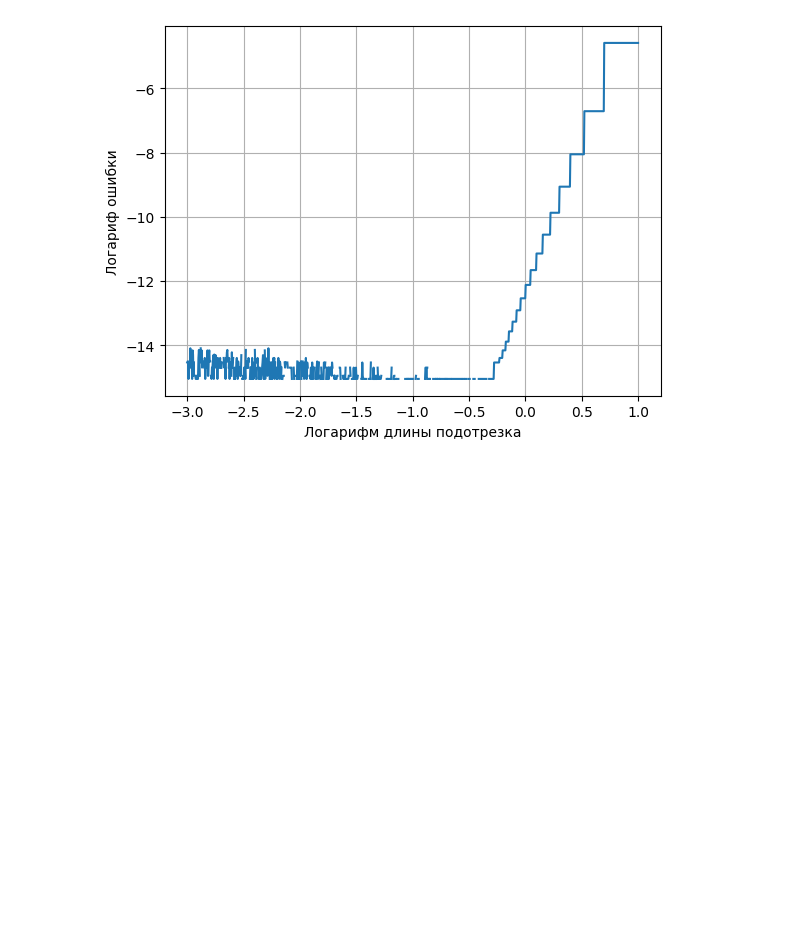
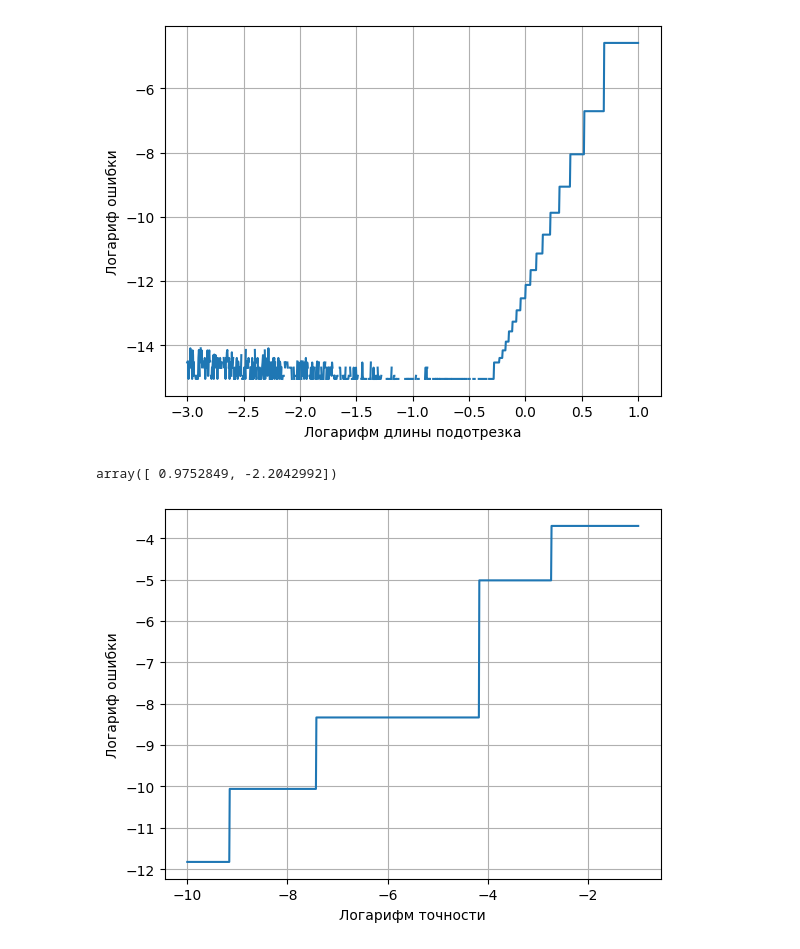
Before and after one commit to Dimundel/CompMathLabs, a Jupyter notebook: source/integration/report.ipynb, the cells around one changed output. Drawn from its saved outputs; the diff is of its cells as text; code cells hidden in the pictures; blank space fills up the shorter version.

```diff
--- a/source/integration/report.ipynb
+++ b/source/integration/report.ipynb
@@ -31,3 +31,18 @@ np.polyfit(x[800:900], y[800:900], 1)
 # %% [output]
 array([  9.76577021, -12.43730598])
 [figure]
+# %%
+CORRECT_ANSWER = 1.839071529076452
+
+with open("rungerichardson.txt") as f:
+    y = np.array([float(i) for i in f.readlines()])
+    y = np.log10(np.abs([i-CORRECT_ANSWER for i in y]))
+x = np.linspace(-10, -1, 1000)
+plt.plot(x, y)
+plt.grid()
+plt.xlabel("Логарифм точности")
+plt.ylabel("Логариф ошибки")
+np.polyfit(x, y, 1)
+# %% [output]
+array([ 0.9752849, -2.2042992])
+[figure, added]
```
Also changed, not shown: 4 other files.
